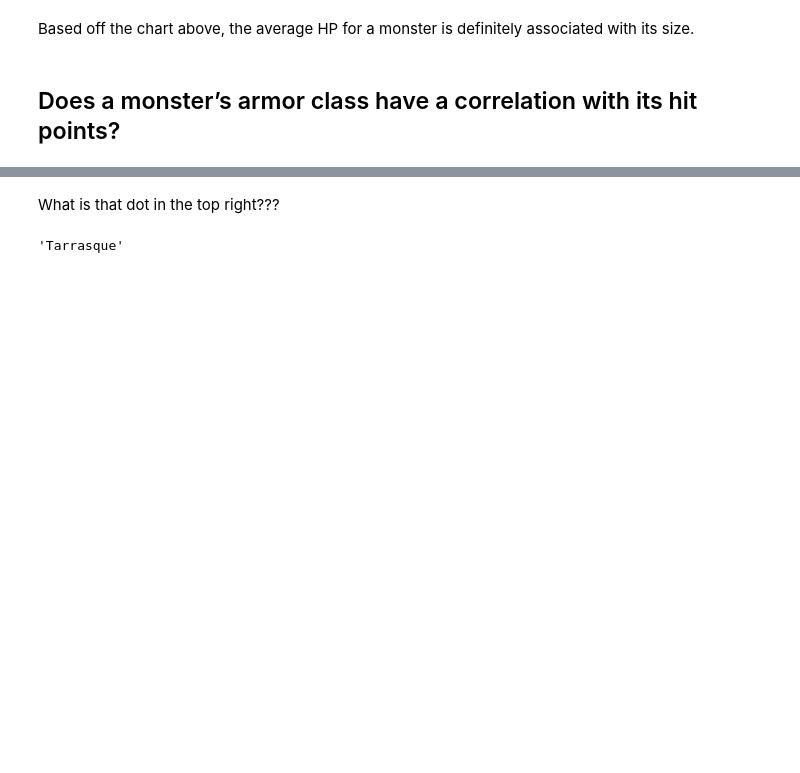
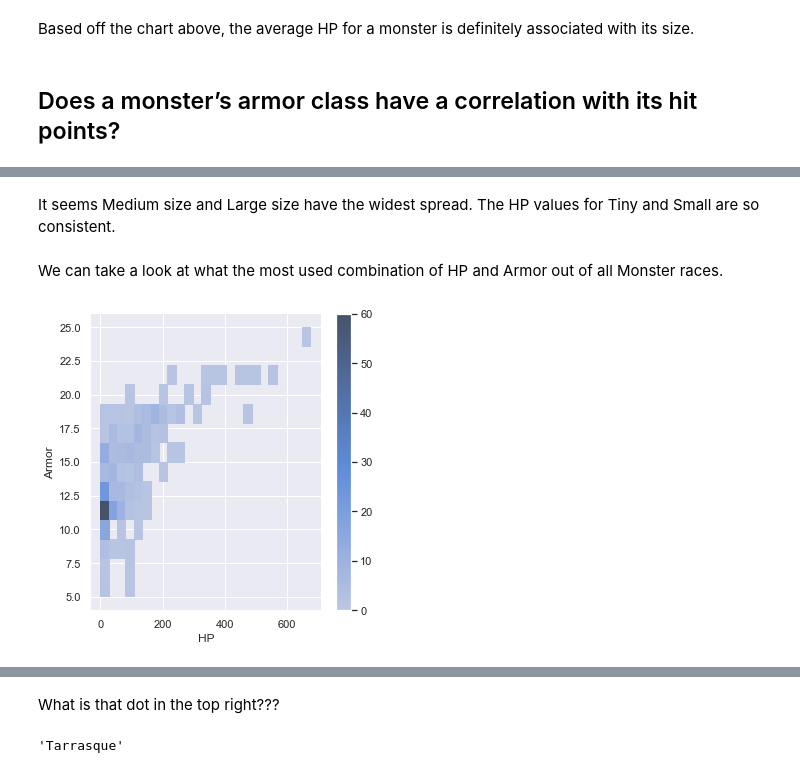
Before and after one commit to dmm4613/dnd-eda, a Jupyter notebook: dnd-eda.ipynb, the cells around one changed output, grey strips where cells are left out. Saved outputs shown, nothing was run; the diff lists cells and outputs as text; code cells hidden in the pictures; blank space fills up the shorter version.

```diff
--- a/dnd-eda.ipynb
+++ b/dnd-eda.ipynb
@@ -305,0 +327,10 @@ ax.set_title('Monster HP vs. Monster Armor')
+# %% [markdown]
+It seems Medium size and Large size have the widest spread. The HP values for Tiny and Small are so consistent.
+# %% [markdown]
+We can take a look at what the most used combination of HP and Armor out of all Monster races.
+# %%
+sns.displot(
+    dnd, x=monster_hp, y=monster_armor, cbar=True)
+plt.show()
+# %% [output]
+[figure, added]
```
Also changed, not shown: parts of 13 cells of this notebook, 1 other file.
